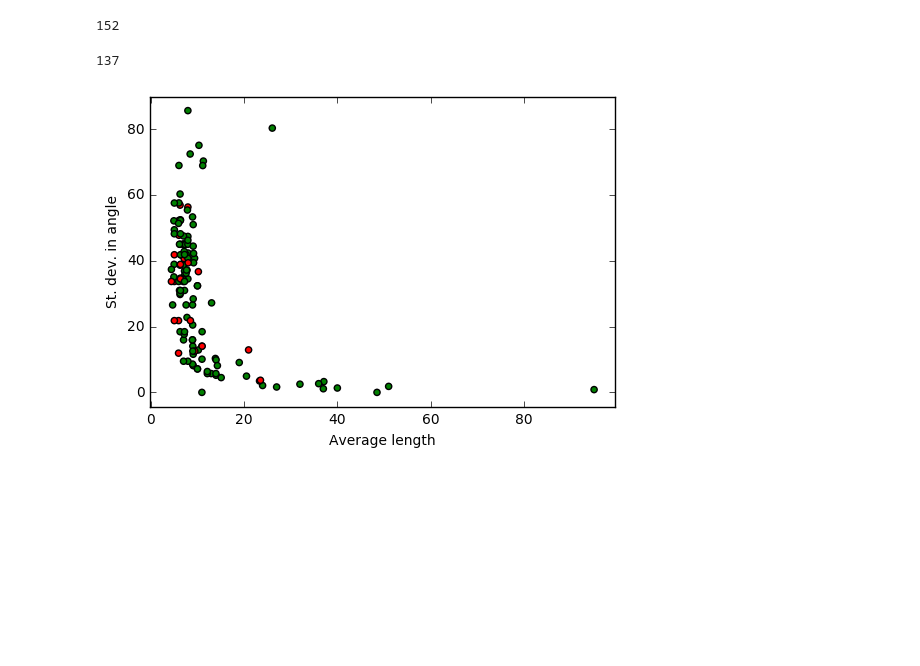
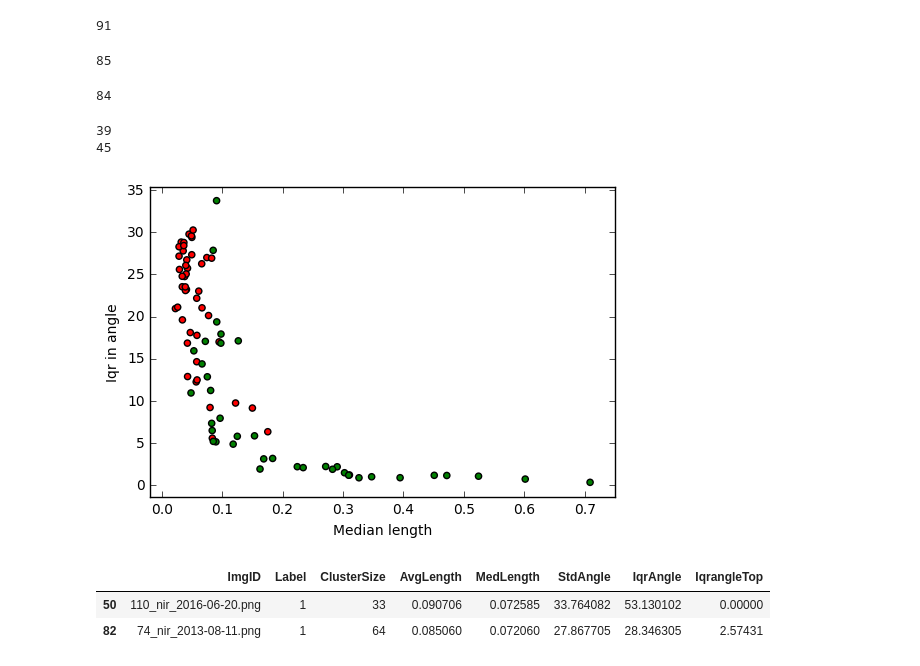
Before and after one commit to liu963/insight-project, a Jupyter notebook: pattern-recognition/Classifier.ipynb, the cells around one changed output. Cells and saved outputs as stored; diff of their text form; code cells hidden in the pictures; blank space fills up the shorter version.

Commit message:
Retrained on cropped images

```diff
--- a/pattern-recognition/Classifier.ipynb
+++ b/pattern-recognition/Classifier.ipynb
@@ -8,13 +8,24 @@ import pandas as pd
 import random
 # %%
 # Read in data
-data = pd.read_csv('labels.txt')
+data = pd.read_csv('labels_cropped.txt')
 len(data)
 # %% [output]
-152
+91
 # %%
-data = data[data.ClusterSize>10]
+data = data[data.ClusterSize>=10]
 len(data)
 # %% [output]
-137
+85
+# %%
+# Remove duplicates
+data = data.drop_duplicates(subset=data.columns[1:])
+len(data)
+# %% [output]
+84
+# %%
+X = np.array([data.AvgLength,data.StdAngle]).T
+# # X = np.array([data.MedLength,data.Skew]).T
+# # X = data.Avglength.as_matrix().reshape(-1,1)
+y = data.Label.as_matrix()
 # %%
@@ -27,4 +38,6 @@ test_data = data[cutoff:]
-# %%
-X = np.array([data.MedLength,data.IqrAngle]).T
-# X = data.Avglength.as_matrix().reshape(-1,1)
-y = data.Label.as_matrix()
+# %%
+print len(np.where(y==1)[0])
+print len(np.where(y==0)[0])
+# %% [output]
+39
+45
@@ -31,12 +49,24 @@ y = data.Label.as_matrix()
 # %%
-colors = ['g' if label else 'r' for label in data.Label]
+colors = ['g' if label else 'r' for label in y]
 
-plt.scatter(X[:,0],X[:,1],c=colors)
+# plt.subplot(211)
+plt.scatter((X[:,0]),X[:,1],c=colors)
 plt.axis('equal')
-plt.xlabel('Average length')
-plt.ylabel('St. dev. in angle')
+plt.xlabel('Median length')
+plt.ylabel('Iqr in angle')
 # plt.plot([x_dec,x_dec],[np.min(data.Stdangle),np.max(data.Stdangle)])
 plt.axis('tight')
 plt.show()
+
+# colors_pred = ['g' if label else 'r' for label in y_pred]
+
+# plt.subplot(212)
+# plt.scatter(X[:,0],X[:,1],c=colors_pred)
+# plt.axis('equal')
+# plt.xlabel('Average length')
+# plt.ylabel('St. dev. in angle')
+# # plt.plot([x_dec,x_dec],[np.min(data.Stdangle),np.max(data.Stdangle)])
+# plt.axis('tight')
+# plt.show()
 # %% [output]
-[figure, old version]
+[figure, new version]
@@ -48,3 +73,31 @@ y_test = test_data.Label.as_matrix()
+# %%
+# Look at some edge cases in the data
+
+# Large length, large angle spread
+data[(data.MedLength>=0.1) & (data.IqrAngle>60)]
+
+# Large angle spread
+data[data.IqrAngle>60]
+# these contains images with creeks running through
+
+# Positive labels with small lengths and medium spread in angle
+data[(data.Label==1) & (data.MedLength<0.1) & (data.IqrAngle>20) & (data.IqrAngle<60)].sort_values('ImgID')
+# these contains images irregular shape, creeks running through, or multiple groups of angles
+
+# Positive labels with small lengths and small spread in angle
+data[(data.Label==1) & (data.MedLength<0.1) & (data.IqrAngle<=20)].sort_values('ImgID')
+# these have small gaps (lines,pipes) running through part of the image
+
+# Positive labels with large lengths and small spread in angle
+data[(data.Label==1) & (data.MedLength>=0.1) & (data.IqrAngle<=20)].sort_values('ImgID')
+# these are the nice patterns
+
+
+data[(data.Label==1) & (data.AvgLength<0.1) & (data.StdAngle>20)].sort_values('ImgID')
+# %% [output]
+|  | ImgID | Label | ClusterSize | AvgLength | MedLength | StdAngle | IqrAngle | IqrangleTop |
+| 50 | 110_nir_2016-06-20.png | 1 | 33 | 0.090706 | 0.072585 | 33.764082 | 53.130102 | 0.00000 |
+| 82 | 74_nir_2013-08-11.png | 1 | 64 | 0.085060 | 0.072060 | 27.867705 | 28.346305 | 2.57431 |
 # %%
 # DO KNN
 from sklearn.neighbors import KNeighborsClassifier
```
Also changed, not shown: parts of 23 cells of this notebook.
